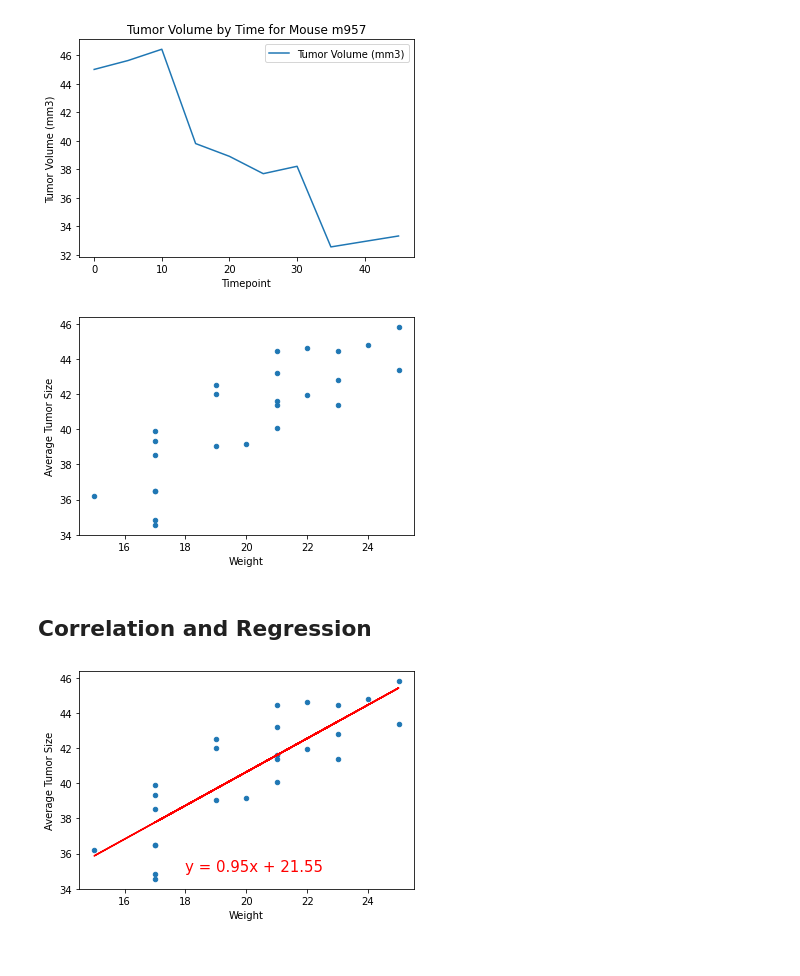
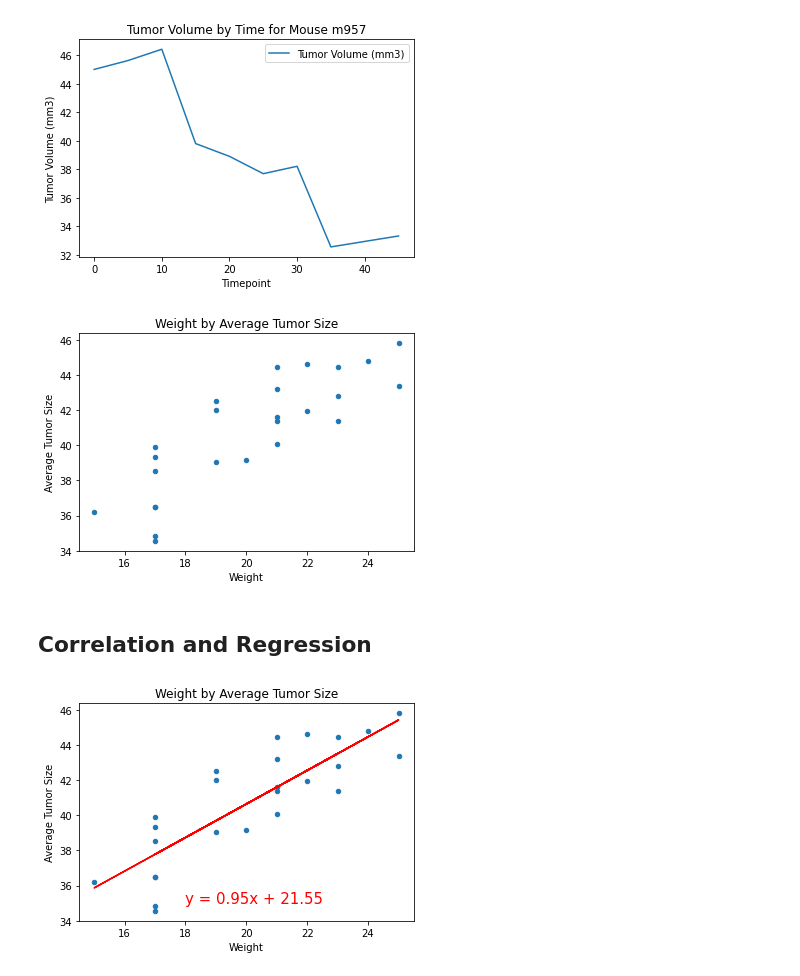
Before and after one commit to NateWitte/matplotlib-challenge, a Jupyter notebook: pymaceuticals_Witte.ipynb, the cells around one changed output. Cells and saved outputs as stored; diff of their text form; code cells hidden in the pictures.

```diff
--- a/pymaceuticals_Witte.ipynb
+++ b/pymaceuticals_Witte.ipynb
@@ -316,12 +318,13 @@ plt.show()
 # %%
 # Generate a scatter plot of average tumor volume vs. mouse weight for the Capomulin regimen
 cap_mice_df = clean_df[clean_df["Drug Regimen"]=="Capomulin"]
 cap_mice_group_df=pd.DataFrame({"Average Tumor Size": cap_mice_df.groupby("Mouse ID")["Tumor Volume (mm3)"].mean(),
                                  "Weight": cap_mice_df.groupby("Mouse ID")["Weight (g)"].mean()})
 scatter_plot=cap_mice_group_df.plot.scatter("Weight", "Average Tumor Size")
+plt.title("Weight by Average Tumor Size")
 plt.show()
 # %% [output]
-[figure, old version]
+[figure, new version]
 # %% [markdown]
 ## Correlation and Regression
 # %%
@@ -341,6 +344,7 @@ regress_values = x_values * slope + intercept
 line_eq = "y = " + str(round(slope,2)) + "x + " + str(round(intercept,2))
 plt.plot(x_values,regress_values,"r-")
 plt.annotate(line_eq,(18,35),fontsize=15,color="red")
+plt.title("Weight by Average Tumor Size")
 plt.show()
 # %% [output]
-[figure, old version]
+[figure, new version]
```
Also changed, not shown: parts of 3 cells of this notebook.
